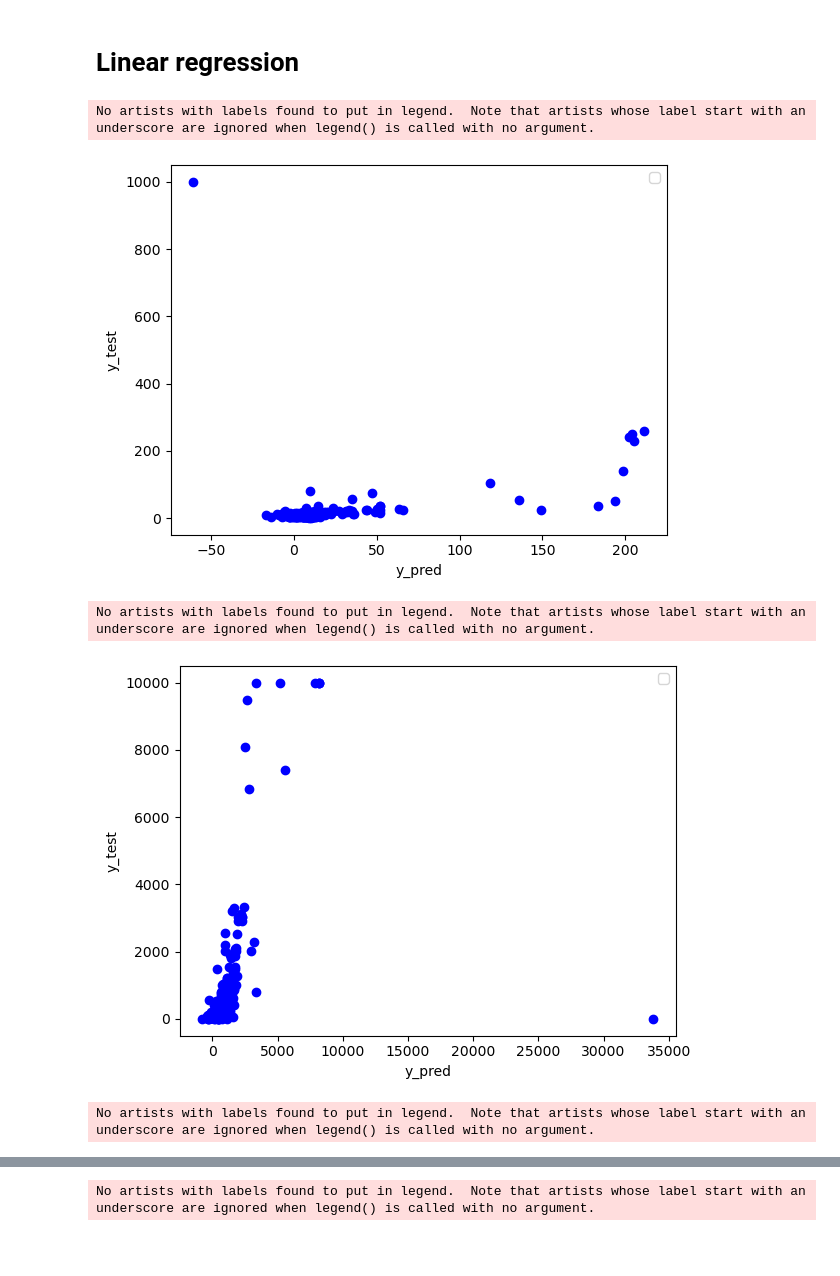
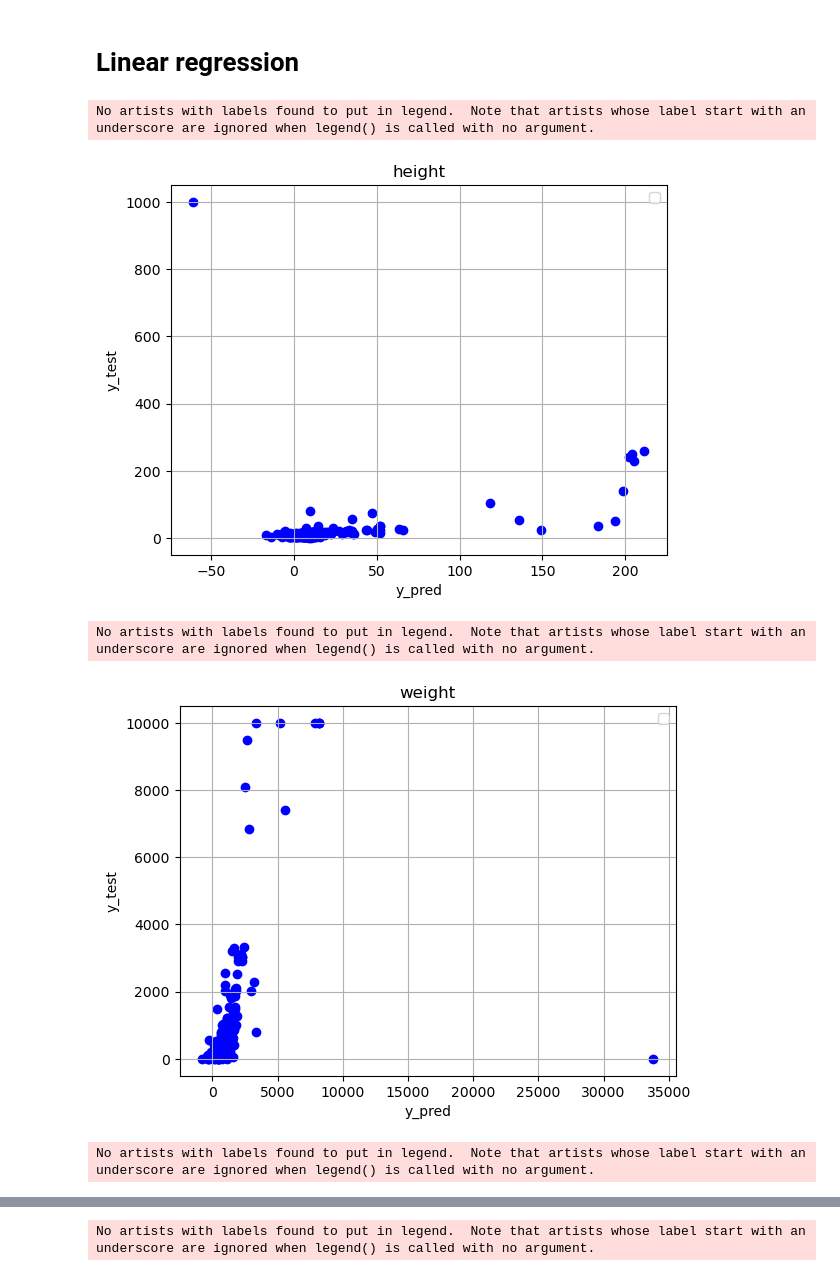
Before and after one commit to ClemouDouard/Pokemon_analysis, a Jupyter notebook: src/exploration.ipynb, the cells around one changed output, grey strips where cells are left out. Drawn from its saved outputs; the diff is of its cells as text; code cells hidden in the pictures; blank space fills up the shorter version.

```diff
--- a/src/exploration.ipynb
+++ b/src/exploration.ipynb
@@ -35,32 +39,28 @@ df.describe()
 # %%
-df = df.drop('name', axis=1)
-df = df.drop('type_1', axis=1)
-df = df.drop('type_2', axis=1)
-
 for col in df.columns:
     y = df[col]
     X = df.drop(col, axis=1)
 
     X_train, X_test, y_train, y_test = train_test_split(X, y, test_size=0.2, random_state=42)
 
     model = LinearRegression()
 
     model.fit(X_train, y_train)
 
     y_pred = model.predict(X_test)
 
-    plt.figure(figsize=(10,10))
-
     # Visualiser les résultats
     plt.scatter(y_pred, y_test, color='blue')
+    plt.axline((0,0), slope=1)
+    plt.title(col)
     plt.xlabel('y_pred')
     plt.ylabel('y_test')
     plt.grid()
     plt.legend()
     plt.show()
 # %% [output]
 No artists with labels found to put in legend.  Note that artists whose label start with an underscore are ignored when legend() is called with no argument.
-[figure, old version]
+[figure, new version]
 No artists with labels found to put in legend.  Note that artists whose label start with an underscore are ignored when legend() is called with no argument.
-[figure, old version]
+[figure, new version]
 No artists with labels found to put in legend.  Note that artists whose label start with an underscore are ignored when legend() is called with no argument.
```
Also changed, not shown: parts of 2 cells of this notebook.
